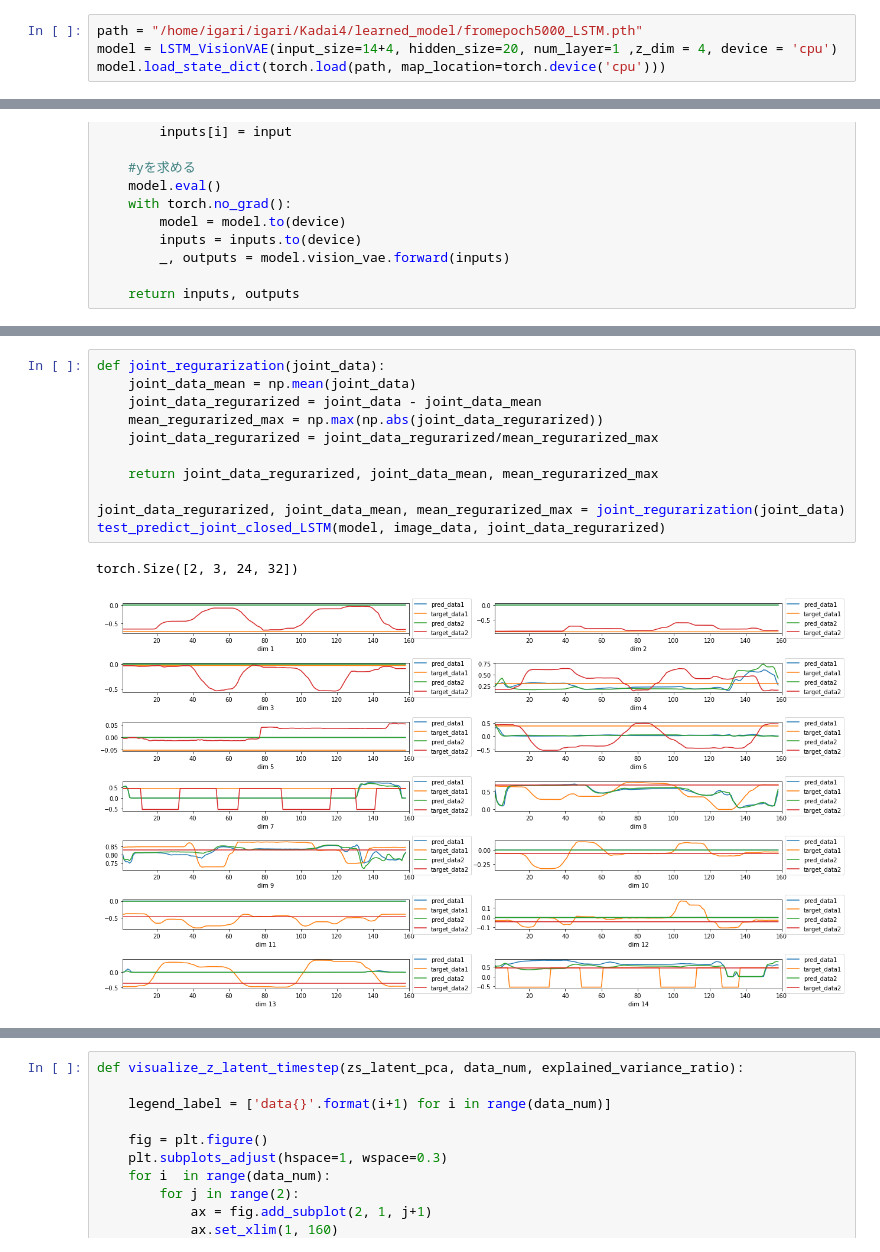
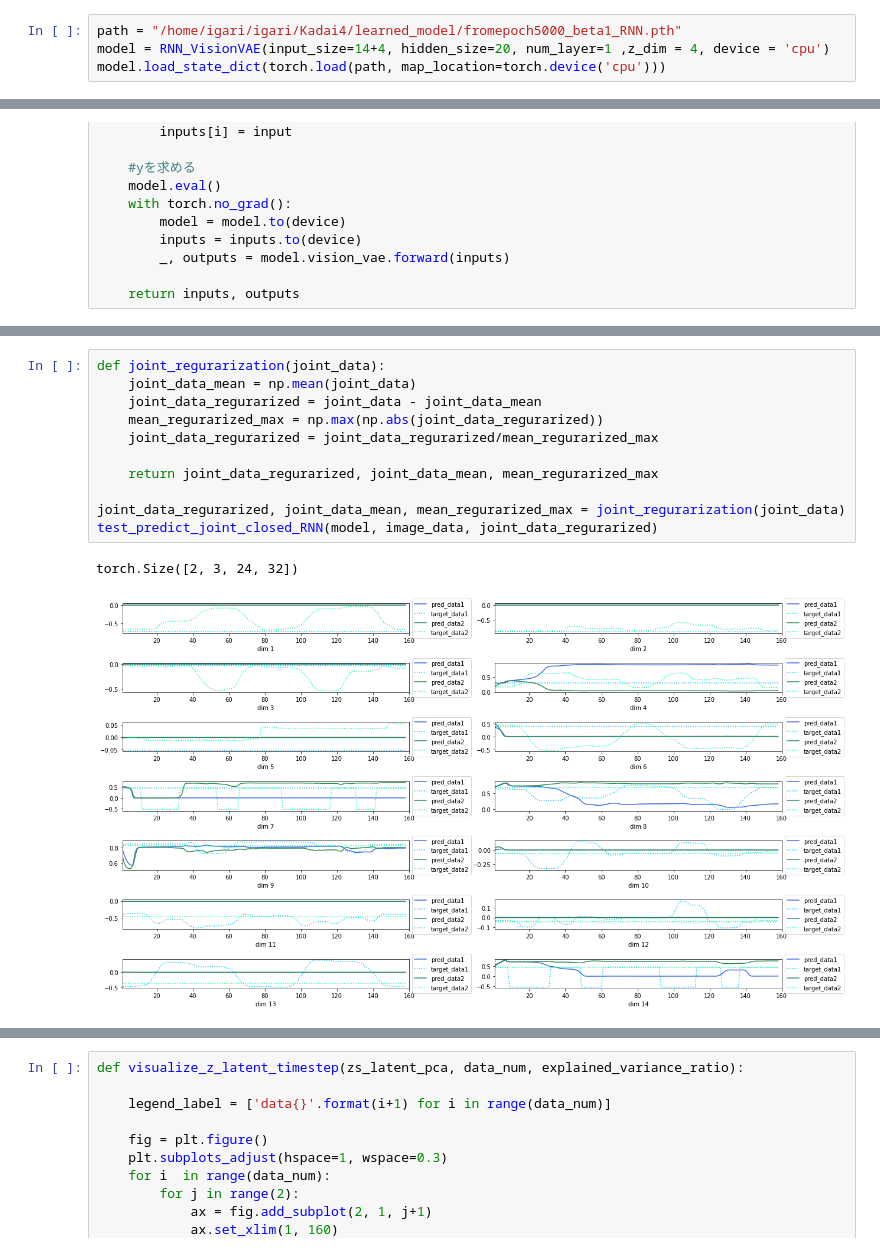
Before and after one commit to Ko-nifuramu/lab-turtorial, a Jupyter notebook: task_3/kadai3.ipynb, the cells around one changed output, grey strips where cells are left out. Drawn from its saved outputs; the diff is of its cells as text.

```diff
--- a/task_3/kadai3.ipynb
+++ b/task_3/kadai3.ipynb
@@ -503,7 +520,7 @@ model.load_state_dict(torch.load(path, map_location=torch.device('cpu')))
 path = "/home/igari/igari/Kadai4/learned_model/fromepoch5000_LSTM.pth"
 torch.save(model.to('cpu').state_dict(), path)
 # %%
-path = "/home/igari/igari/Kadai4/learned_model/fromepoch5000_LSTM.pth"
-model = LSTM_VisionVAE(input_size=14+4, hidden_size=20, num_layer=1 ,z_dim = 4, device = 'cpu')
+path = "/home/igari/igari/Kadai4/learned_model/fromepoch5000_beta1_RNN.pth"
+model = RNN_VisionVAE(input_size=14+4, hidden_size=20, num_layer=1 ,z_dim = 4, device = 'cpu')
 model.load_state_dict(torch.load(path, map_location=torch.device('cpu')))
 # %% [output]
@@ -743,17 +744,17 @@ def visualize_joint_test(joint_predictions, joint_target_data, data_num):
 # %%
 def joint_regurarization(joint_data):
     joint_data_mean = np.mean(joint_data)
     joint_data_regurarized = joint_data - joint_data_mean
     mean_regurarized_max = np.max(np.abs(joint_data_regurarized))
     joint_data_regurarized = joint_data_regurarized/mean_regurarized_max
 
     return joint_data_regurarized, joint_data_mean, mean_regurarized_max
 
 joint_data_regurarized, joint_data_mean, mean_regurarized_max = joint_regurarization(joint_data)
-test_predict_joint_closed_LSTM(model, image_data, joint_data_regurarized)
+test_predict_joint_closed_RNN(model, image_data, joint_data_regurarized)
 # %% [output]
 torch.Size([2, 3, 24, 32])
-[figure, old version]
+[figure, new version]
 # %%
 test_predict_joint_open(model, image_data, joint_data_regurarized)
 # %% [output]
```
Also changed, not shown: parts of 10 cells of this notebook, 1 other file.
